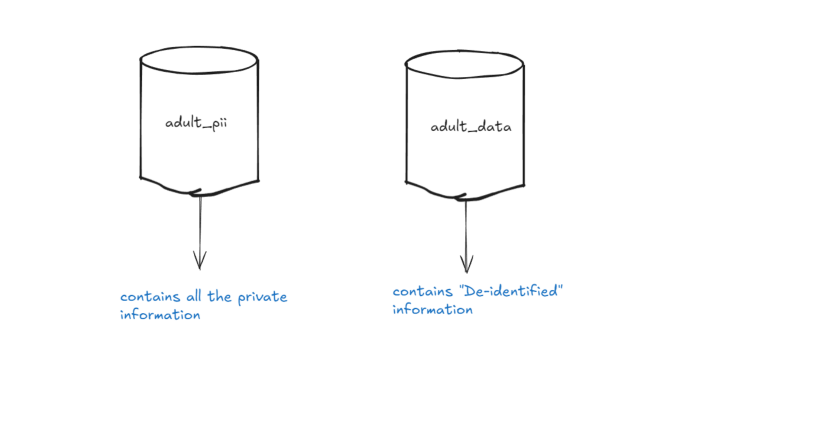
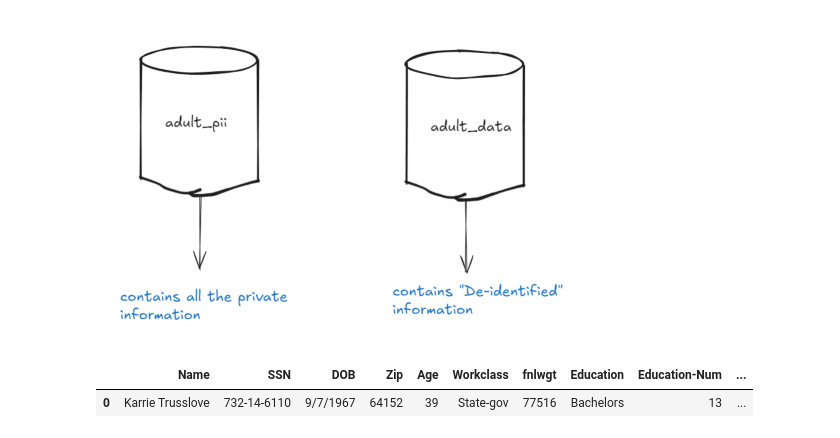
Before and after one commit to mahedjaved/DifferentialPrivacyV1, a Jupyter notebook: src/chap1.ipynb, the cells around one changed output. Saved outputs shown, nothing was run; the diff lists cells and outputs as text; code cells hidden in the pictures; blank space fills up the shorter version.

```diff
--- a/src/chap1.ipynb
+++ b/src/chap1.ipynb
@@ -68,4 +70,8 @@ show_image(r'..\imgs\1_databases.png', figsize=(9, 4))
 # %% [output]
 [figure]
 # %%
-karries_filtered_row = adult_pii[adult_pii]
+karries_filtered_row = adult_pii[adult_pii['Name'] == 'Karrie Trusslove']
+pd.merge(karries_filtered_row, adult_data, left_on=['DOB', 'Zip'], right_on=['DOB', 'Zip'])
+# %% [output]
+|  | Name | SSN | DOB | Zip | Age | Workclass | fnlwgt | Education | Education-Num | ... |
+| 0 | Karrie Trusslove | 732-14-6110 | 9/7/1967 | 64152 | 39 | State-gov | 77516 | Bachelors | 13 | ... |
```
Also changed, not shown: parts of 4 cells of this notebook, 2 other files.
